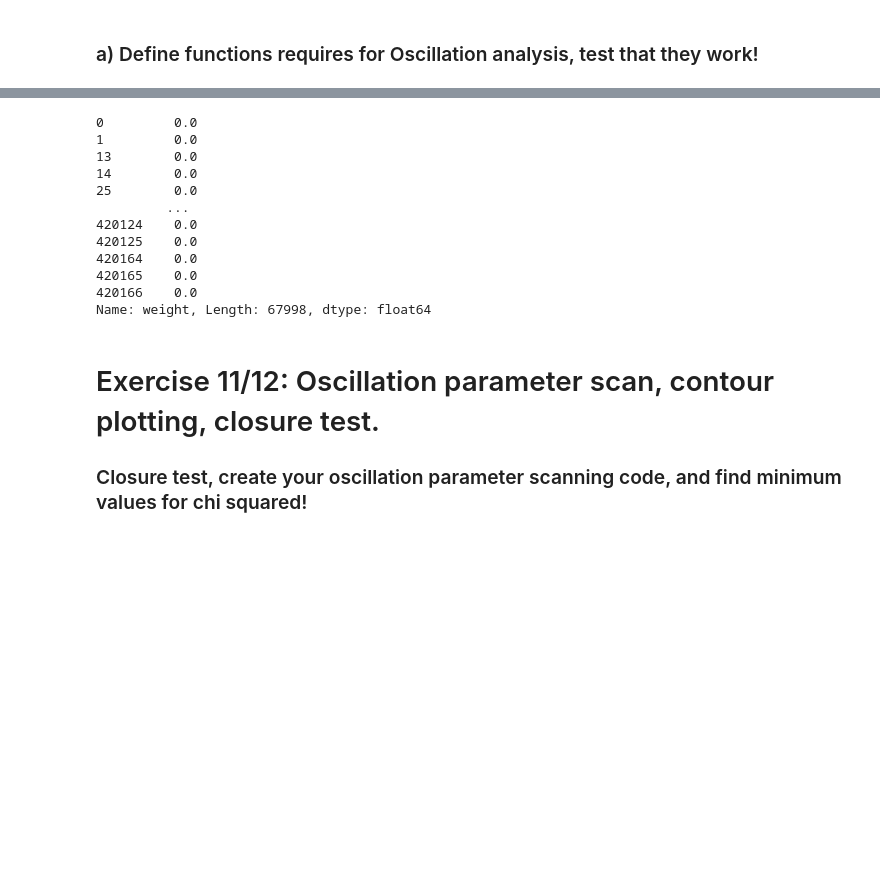
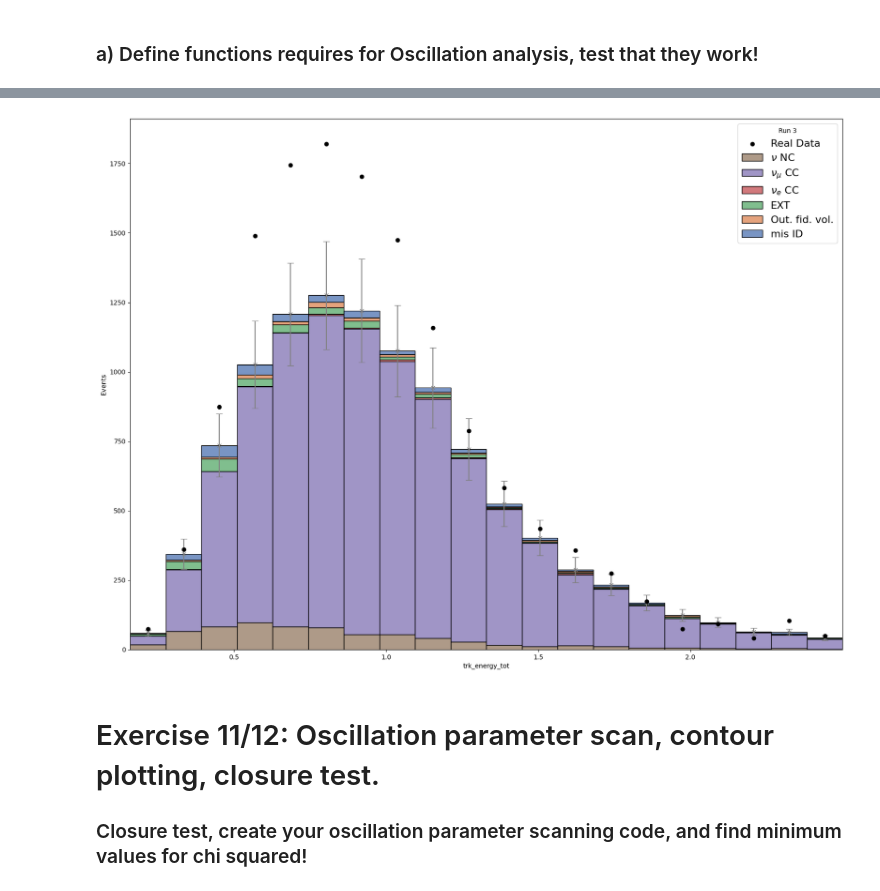
Before and after one commit to JungleMan796/MicroBooNE, a Jupyter notebook: MainAnalysis_template.ipynb, the cells around one changed output, grey strips where cells are left out. Drawn from its saved outputs; the diff is of its cells as text; code cells hidden in the pictures; blank space fills up the shorter version.

```diff
--- a/MainAnalysis_template.ipynb
+++ b/MainAnalysis_template.ipynb
@@ -976,12 +950,12 @@ We can see an excess of MicroBooNE (real) data compared to MC data. Simulated do
 # %%
 # oscillation function
 
-def oscillation_function(theta, L, E, delta_m2):
+def oscillation_function(sin2_2theta, L, E, delta_m2):
     """
     Calculate the probability neutrinos oscillating using the two-flavor approximation.
 
     Parameters:
-    theta (float): Mixing angle in radians.
+    sin(2θ)^2 (float): sin^2 of Mixing angle multiplied by 2.
     L (float): Distance traveled by the neutrino in km.
     E (float): Neutrino (True)energy in GeV.
     delta_m2 (float): Mass-squared difference in eV^2.
@@ -989,14 +963,13 @@ def oscillation_function(theta, L, E, delta_m2):
     Returns:
     float: Oscillation probability.
     """
-    sin2_2theta = np.sin(2 * theta) ** 2
     x = 1.27 * delta_m2 * L / E  # 1.27 is a constant that comes from unit conversion.
     prob = sin2_2theta * (np.sin(x)) ** 2
     return prob
 # %%
 # muon disappearance application to reconstructed neutrino energy
 
-def muon_disappearance(data, theta, L, E, delta_m2):
+def muon_disappearance(data, sin2_2theta, L, E, delta_m2):
     """
     Apply muon neutrino disappearance to the dataset based on oscillation parameters.
 
@@ -1013,7 +986,7 @@ def muon_disappearance(data, theta, L, E, delta_m2):
     data = data.copy()
 
     # Calculate oscillation probabilities for each event
-    prob_dis = 1 - oscillation_function(theta, L, E, delta_m2)
+    prob_dis = 1 - oscillation_function(sin2_2theta, L, E, delta_m2)
 
     # Apply probabilities to weights for muon neutrino events (category 21)
     mask_muon = data['category'] == 21
@@ -1028,19 +1033,36 @@ data_frame_fin_cuts = data_frame_cut_top_score_energy_add
 # %%
 MC_EXT_dis = muon_disappearance(MC_EXT_fin_cuts,
-                                theta=0,
+                                sin2_2theta=0.3,
                                 L=MC_EXT_fin_cuts['true_L'],
                                 E=MC_EXT_fin_cuts['true_E'],
-                                delta_m2=0)
+                                delta_m2=2.5e-3)
-# %% [output]
-0         0.0
-1         0.0
-13        0.0
-14        0.0
-25        0.0
-         ...
-420124    0.0
-420125    0.0
-420164    0.0
-420165    0.0
-420166    0.0
-Name: weight, Length: 67998, dtype: float64
+# %%
+# Now plot after oscillation disappearance.
+
+# Simple histogram plot of one variable.
+BIN = 20
+plt.figure(figsize=(20,15))
+i = sns.histplot(data=MC_EXT_dis, x='trk_energy_tot', multiple="stack", hue="category", palette = 'deep', weights = MC_EXT_dis['weight'], bins = BIN, legend = False)
+i.set(xlabel='trk_energy_tot', ylabel = "Events")
+
+counts, bin_edges = np.histogram(MC_EXT_dis['trk_energy_tot'], bins=BIN, weights=MC_EXT_dis['weight'])
+
+bin_centres = (bin_edges[:-1] + bin_edges[1:]) / 2
+
+sys_unc = counts * 0.15  # Systematic uncertainty (15% of counts).
+stat_unc = np.sqrt(counts)  # Statistical uncertainty (sqrt of counts) from poisson statistics.
+unc = np.sqrt(sys_unc**2 + stat_unc**2)  # Total uncertainty.
+
+# Uncertainty
+for i in range(len(bin_centres)):
+    plt.errorbar(bin_centres[i], counts[i], yerr=unc[i], fmt='x', color='gray', capsize=5)
+
+real_counts, _ = np.histogram(data_frame_fin_cuts['trk_energy_tot'], bins=bin_edges)
+
+plt.scatter(bin_centres, real_counts, color='black', zorder=3)
+
+plt.xlim([np.min(MC_EXT_dis['trk_energy_tot']), np.max(MC_EXT_dis['trk_energy_tot'])])
+plt.legend(title='Run 3',fontsize=16, loc='upper right', labels=[r"Real Data", r"$\nu$ NC", r"$\nu_{\mu}$ CC", r"$\nu_e$ CC", r"EXT", r"Out. fid. vol.", r"mis ID"])
+plt.show(i)
+# %% [output]
+[figure, added]
```
Also changed, not shown: parts of 23 cells of this notebook.
